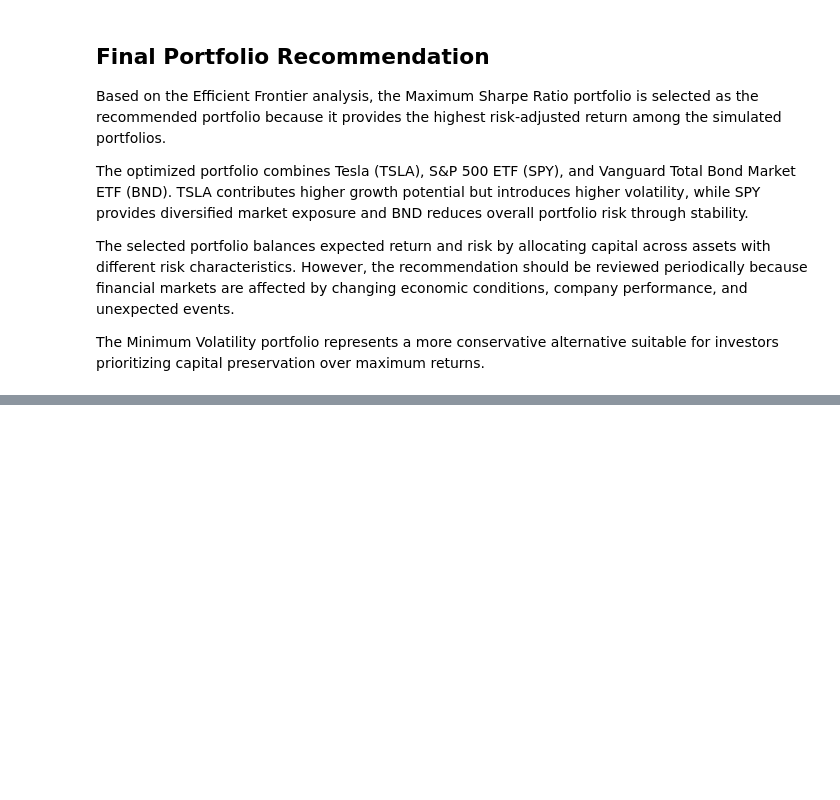
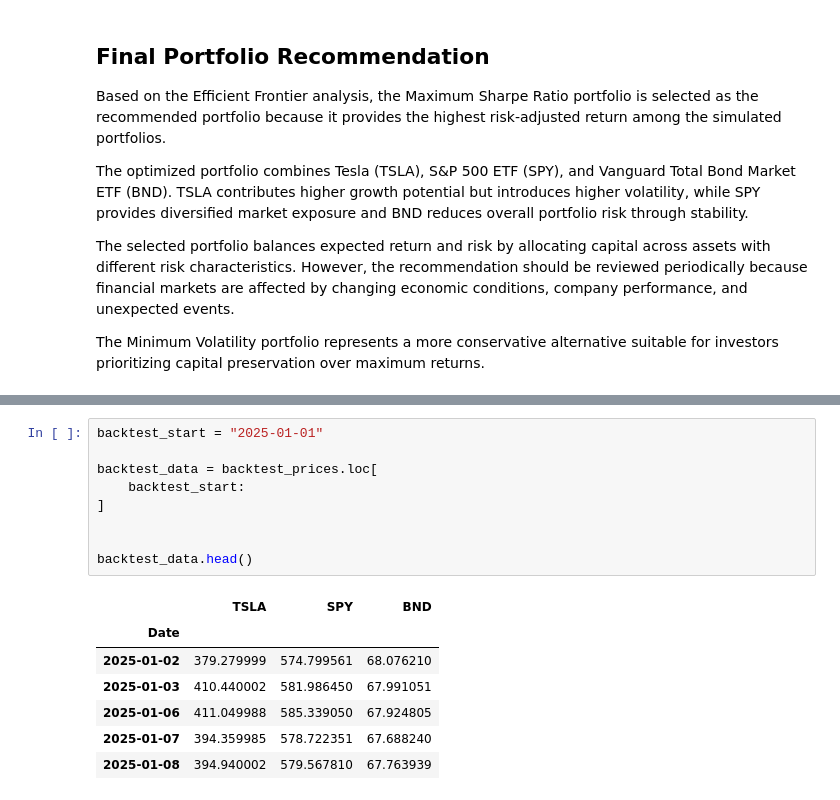
Before and after one commit to Helina-Leul/portfolio-optimization, a Jupyter notebook: notebooks/01_Data_Preprocessing_EDA.ipynb, the cells around one changed output, grey strips where cells are left out. Saved outputs shown, nothing was run; the diff lists cells and outputs as text; blank space fills up the shorter version.

```diff
--- a/notebooks/01_Data_Preprocessing_EDA.ipynb
+++ b/notebooks/01_Data_Preprocessing_EDA.ipynb
@@ -1751,0 +1787,17 @@ The Minimum Volatility portfolio represents a more conservative alternative suit
+# %%
+backtest_start = "2025-01-01"
+
+backtest_data = backtest_prices.loc[
+    backtest_start:
+]
+
+
+backtest_data.head()
+# %% [output]
+|  | TSLA | SPY | BND |
+| Date |  |  |  |
+| 2025-01-02 | 379.279999 | 574.799561 | 68.076210 |
+| 2025-01-03 | 410.440002 | 581.986450 | 67.991051 |
+| 2025-01-06 | 411.049988 | 585.339050 | 67.924805 |
+| 2025-01-07 | 394.359985 | 578.722351 | 67.688240 |
+| 2025-01-08 | 394.940002 | 579.567810 | 67.763939 |
```
Also changed, not shown: parts of 16 cells of this notebook, 1 other file.
